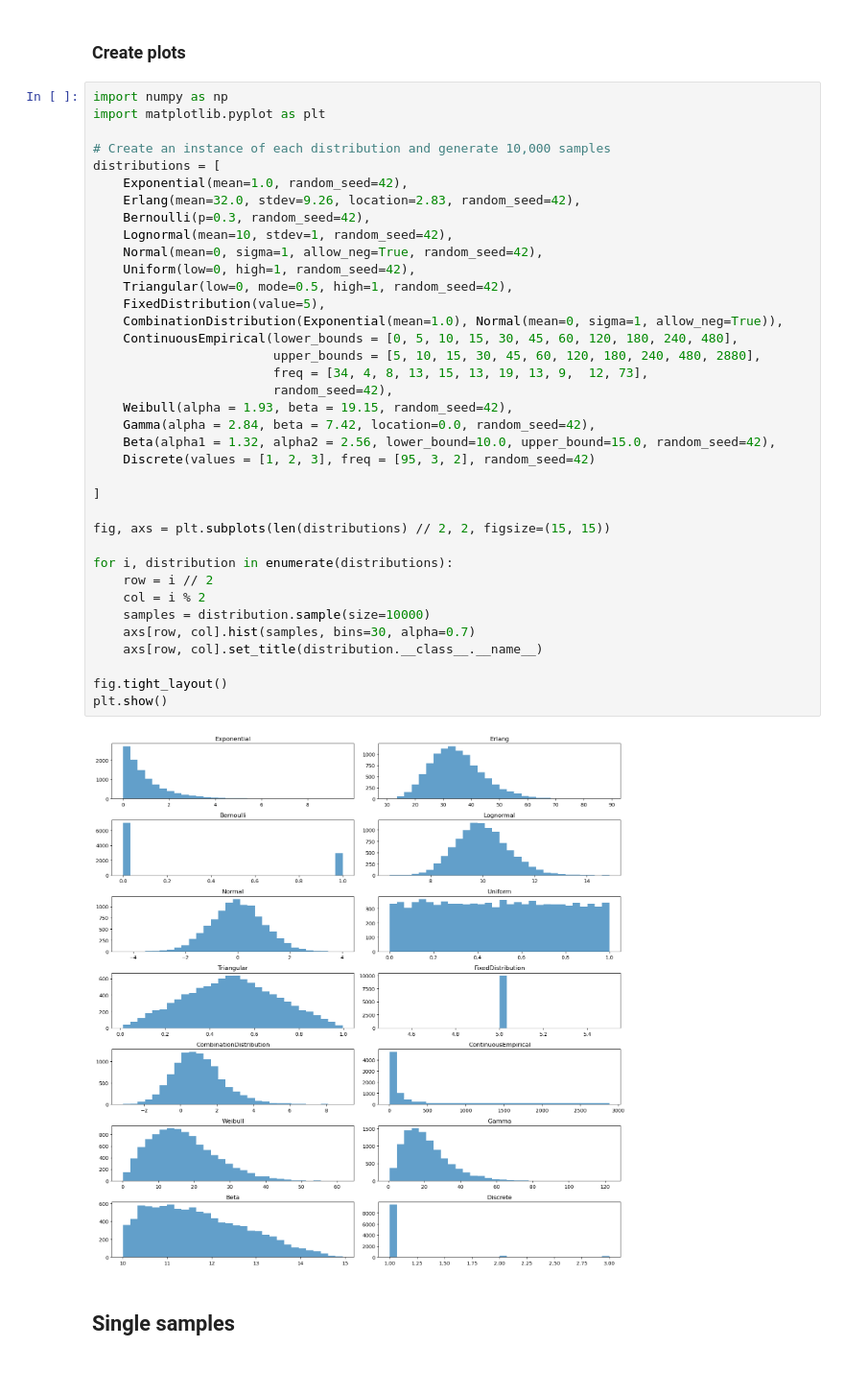
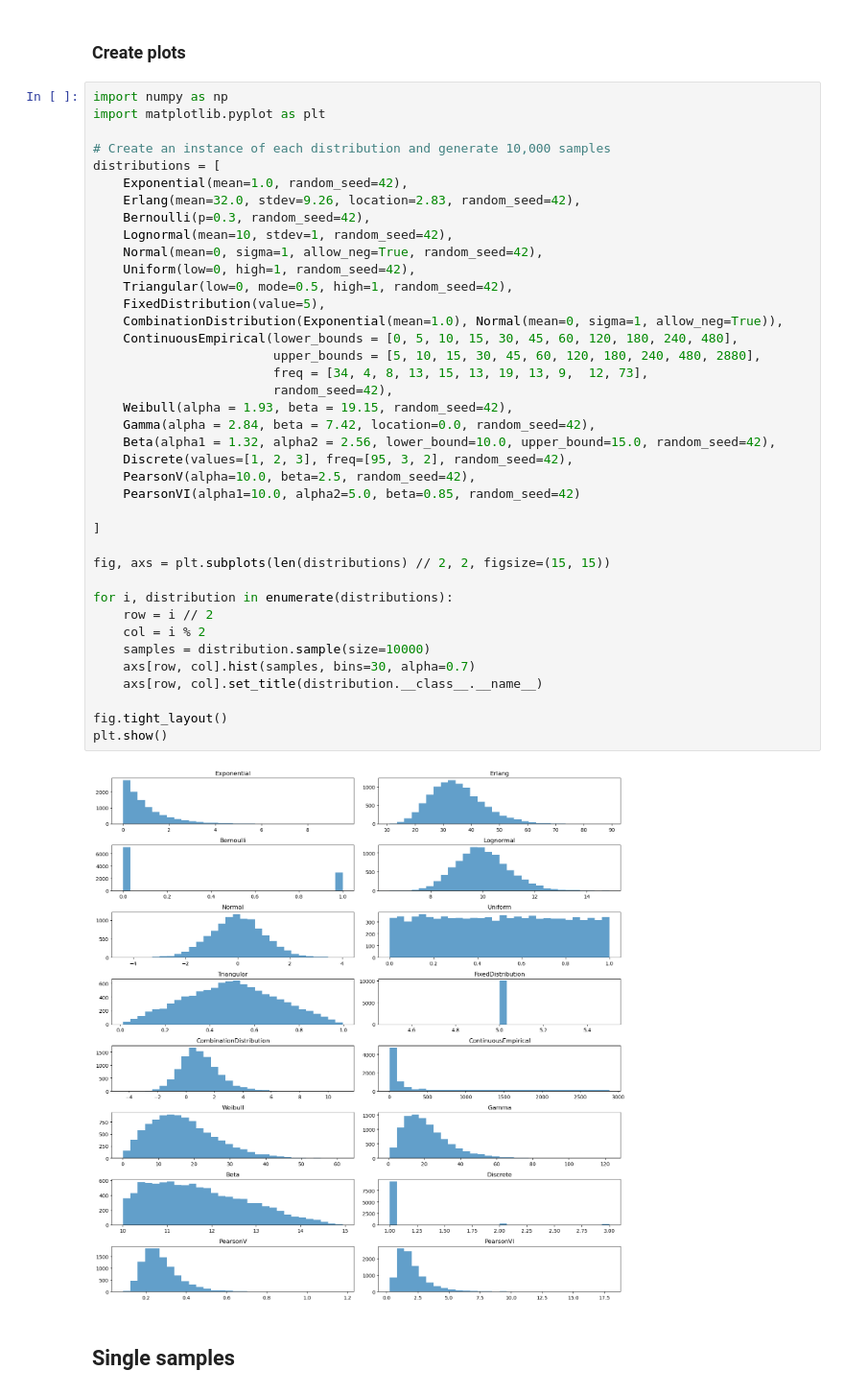
Before and after one commit to TomMonks/sim-tools, a Jupyter notebook: examples/distributions_examples.ipynb, the cells around one changed output. Shown at 96% size. Saved outputs shown, nothing was run; the diff lists cells and outputs as text.

Commit message:
DOCS: +PearsonVI

```diff
--- a/examples/distributions_examples.ipynb
+++ b/examples/distributions_examples.ipynb
@@ -102,35 +117,37 @@ distributions = [
     Erlang(mean=32.0, stdev=9.26, location=2.83, random_seed=42),
     Bernoulli(p=0.3, random_seed=42),
     Lognormal(mean=10, stdev=1, random_seed=42),
     Normal(mean=0, sigma=1, allow_neg=True, random_seed=42),
     Uniform(low=0, high=1, random_seed=42),
     Triangular(low=0, mode=0.5, high=1, random_seed=42),
     FixedDistribution(value=5),
     CombinationDistribution(Exponential(mean=1.0), Normal(mean=0, sigma=1, allow_neg=True)),
     ContinuousEmpirical(lower_bounds = [0, 5, 10, 15, 30, 45, 60, 120, 180, 240, 480],
                         upper_bounds = [5, 10, 15, 30, 45, 60, 120, 180, 240, 480, 2880],
                         freq = [34, 4, 8, 13, 15, 13, 19, 13, 9,  12, 73],
                         random_seed=42),
     Weibull(alpha = 1.93, beta = 19.15, random_seed=42),
     Gamma(alpha = 2.84, beta = 7.42, location=0.0, random_seed=42),
     Beta(alpha1 = 1.32, alpha2 = 2.56, lower_bound=10.0, upper_bound=15.0, random_seed=42),
-    Discrete(values = [1, 2, 3], freq = [95, 3, 2], random_seed=42)
+    Discrete(values=[1, 2, 3], freq=[95, 3, 2], random_seed=42),
+    PearsonV(alpha=10.0, beta=2.5, random_seed=42),
+    PearsonVI(alpha1=10.0, alpha2=5.0, beta=0.85, random_seed=42)
 
 ]
 
 fig, axs = plt.subplots(len(distributions) // 2, 2, figsize=(15, 15))
 
 for i, distribution in enumerate(distributions):
     row = i // 2
     col = i % 2
     samples = distribution.sample(size=10000)
     axs[row, col].hist(samples, bins=30, alpha=0.7)
     axs[row, col].set_title(distribution.__class__.__name__)
 
 fig.tight_layout()
 plt.show()
 # %% [output]
-[figure, old version]
+[figure, new version]
 # %% [markdown]
 ## Single samples
 # %%
```
Also changed, not shown: parts of 2 cells of this notebook.
